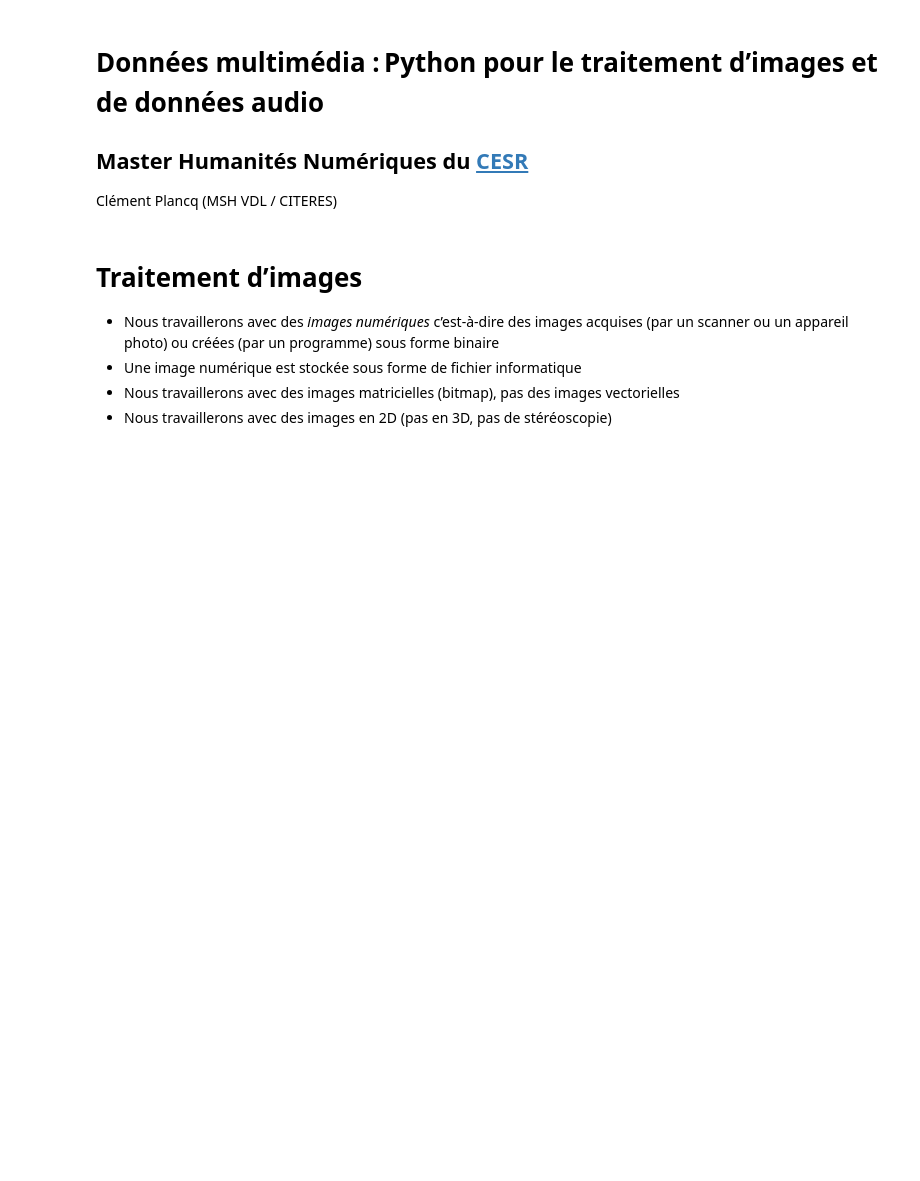
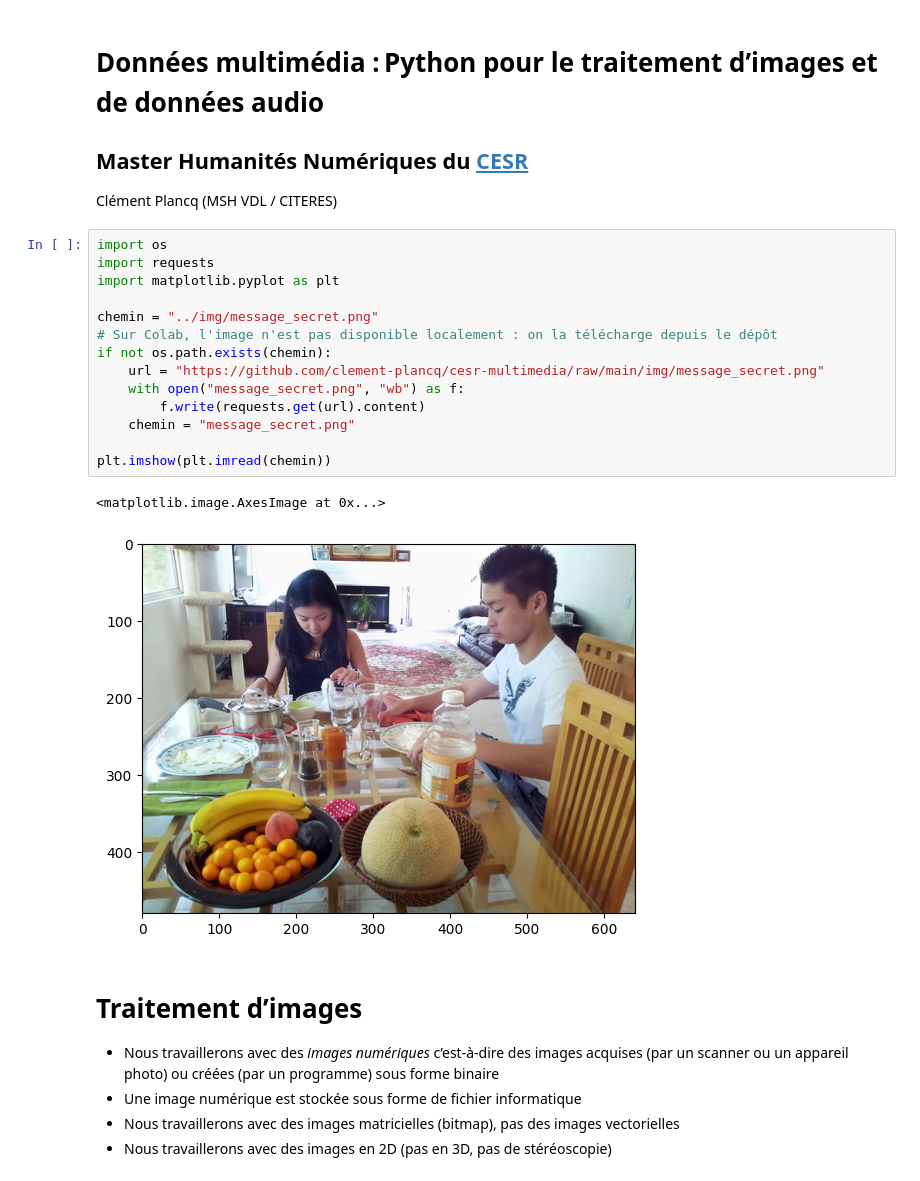
Before and after one commit to clement-plancq/cesr-multimedia, a Jupyter notebook: notebooks/traitement-images-1.ipynb, the cells around one changed output. Saved outputs shown, nothing was run; the diff lists cells and outputs as text; blank space fills up the shorter version.

```diff
--- a/notebooks/traitement-images-1.ipynb
+++ b/notebooks/traitement-images-1.ipynb
@@ -4,6 +4,23 @@
 ## Master Humanités Numériques du [CESR](https://cesr.univ-tours.fr/)
 
 Clément Plancq (MSH VDL / CITERES)
+# %%
+import os
+import requests
+import matplotlib.pyplot as plt
+
+chemin = "../img/message_secret.png"
+# Sur Colab, l'image n'est pas disponible localement : on la télécharge depuis le dépôt
+if not os.path.exists(chemin):
+    url = "https://github.com/clement-plancq/cesr-multimedia/raw/main/img/message_secret.png"
+    with open("message_secret.png", "wb") as f:
+        f.write(requests.get(url).content)
+    chemin = "message_secret.png"
+
+plt.imshow(plt.imread(chemin))
+# %% [output]
+<matplotlib.image.AxesImage at 0x...>
+[figure, added]
 # %% [markdown]
 # Traitement d’images
 
```
Also changed, not shown: parts of 15 cells of this notebook, 7 other files.
